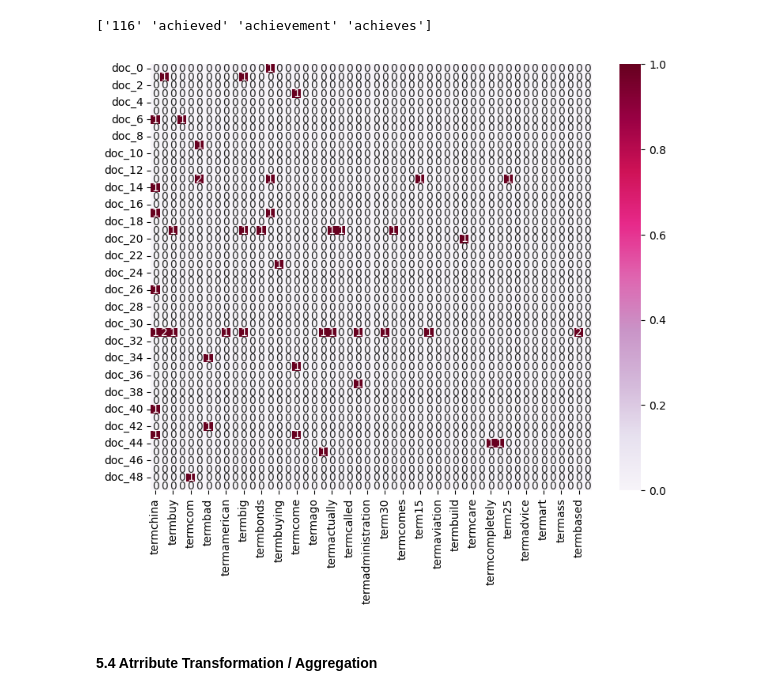
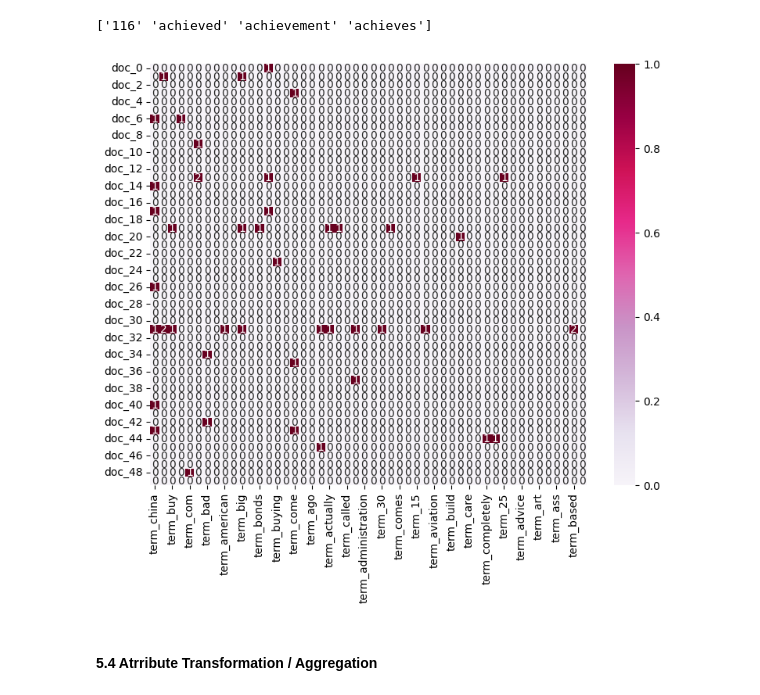
Before and after one commit to AramisPalacios/DM2025-Lab1-Exercise, a Jupyter notebook: DM2025-Lab1-Homework.ipynb, the cells around one changed output. Drawn from its saved outputs; the diff is of its cells as text; code cells hidden in the pictures.

Commit message:
New Data Visualizations Added

```diff
--- a/DM2025-Lab1-Homework.ipynb
+++ b/DM2025-Lab1-Homework.ipynb
@@ -368,30 +369,30 @@ print(count_vect.get_feature_names_out()[[i for i in range(len(fourth_record[0])
 # %%
 # Excersise 11
 
 # To achieve a better visualization, we first calculate the term frequencies by summing up the columns of the document-term matrix df_counts.
 # Then we sort the terms based on their frequencies and select the top N most frequent terms (user can vary the N most frequent terms).
 # Finally, we create a heatmap using these top N terms across the first M documents.
 # With this we can see the distribution of the most common terms across multiple documents with the heatmap showing more color on the left.
-# We can also see that the most common term across all documents is "termchina"
+# We can also see that the most common term across all documents is "china"
 
 n_terms = 50
 m_documents = 50
 
 term_freq = list(zip(range(df_counts.shape[0]), df_counts.toarray().sum(axis=0).tolist()))
 sorted_term_freq = sorted(term_freq, key=lambda x: x[1], reverse=True)
 top_n_terms = [t[0] for t in sorted_term_freq[:n_terms]]
 
-plot_x = ['term' + count_vect.get_feature_names_out()[i] for i in top_n_terms]
+plot_x = ['term_' + count_vect.get_feature_names_out()[i] for i in top_n_terms]
 plot_y = ["doc_" + str(i) for i in list(df.index)[:m_documents]]
 plot_z = df_counts[:m_documents, top_n_terms].toarray()
 
 df_todraw = pd.DataFrame(plot_z, columns = plot_x, index = plot_y)
 plt.subplots(figsize=(9, 7))
 ax = sns.heatmap(df_todraw,
                  cmap="PuRd",
                  vmin=0, vmax=1, annot=True)
 # %% [output]
-[figure, old version]
+[figure, new version]
 # %% [markdown]
 #### 5.4 Atrribute Transformation / Aggregation
 # %% [markdown]
```
Also changed, not shown: parts of 10 cells of this notebook.
